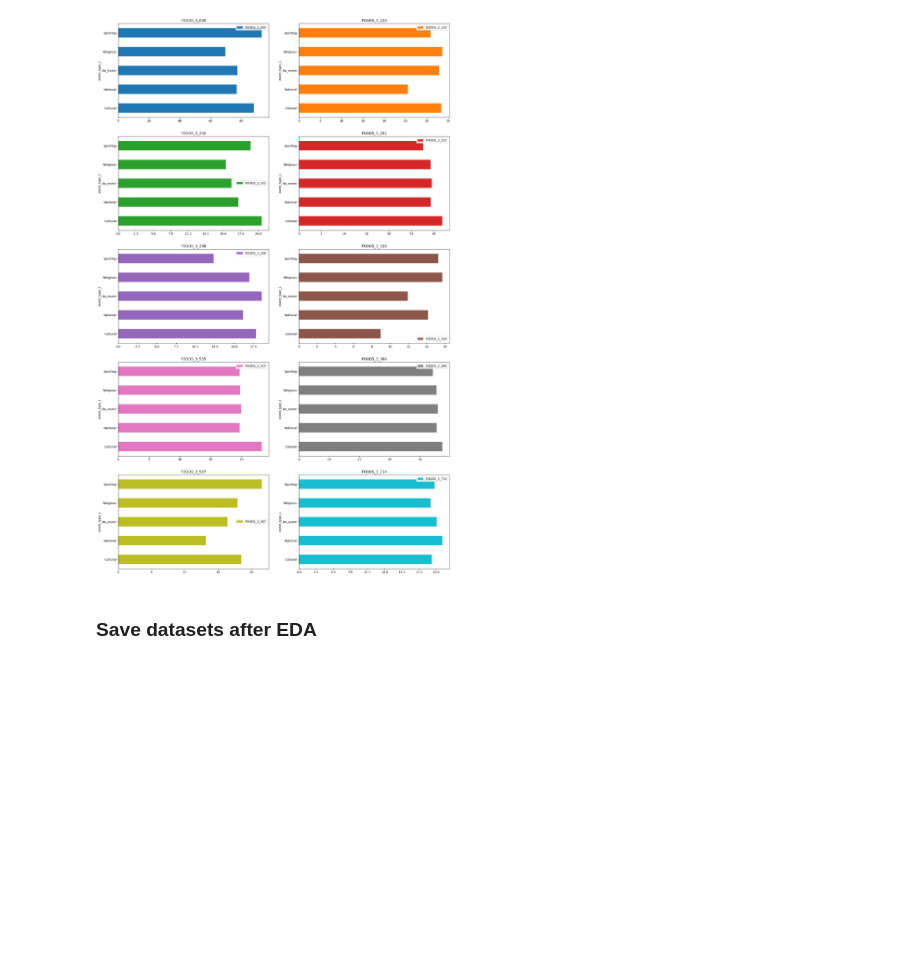
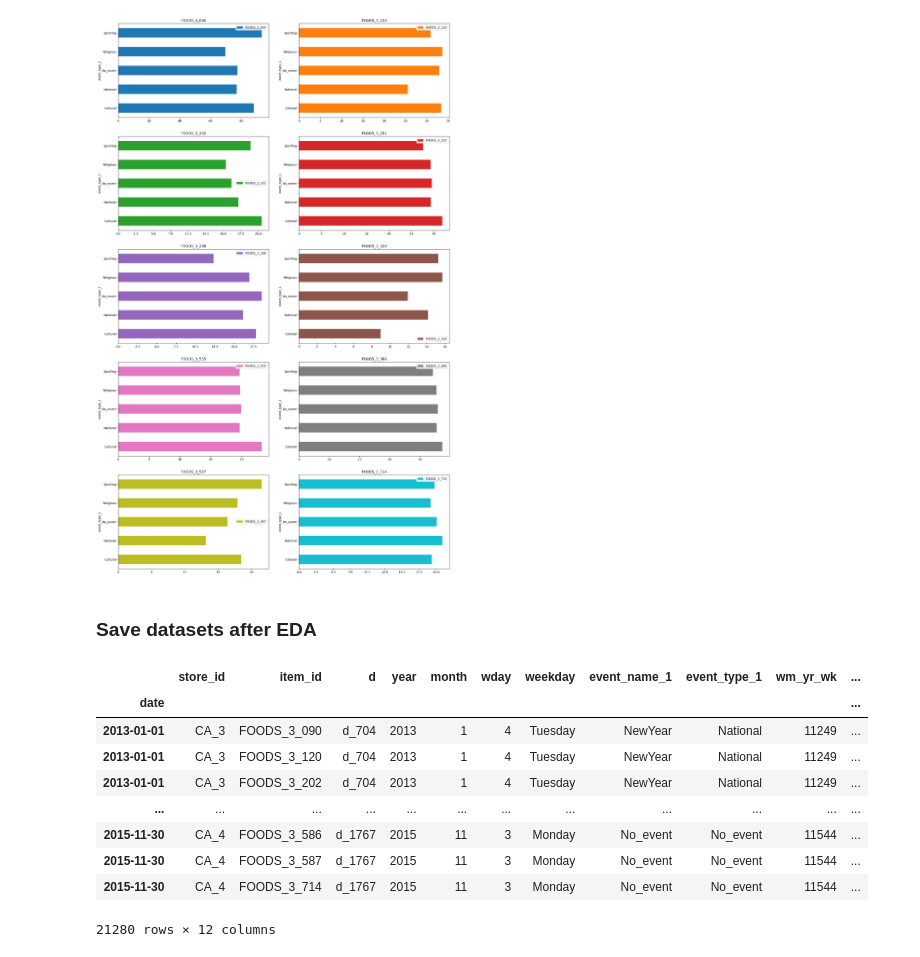
Before and after one commit to adrianriverof/Retail-Sales-Forecasting, a Jupyter notebook: 03_Notebooks/02_Development/03_EDA.ipynb, the cells around one changed output. Cells and saved outputs as stored; diff of their text form; code cells hidden in the pictures; blank space fills up the shorter version.

```diff
--- a/03_Notebooks/02_Development/03_EDA.ipynb
+++ b/03_Notebooks/02_Development/03_EDA.ipynb
@@ -211,6 +211,19 @@ df.groupby(['event_type_1','item_id']).sales.mean().unstack().plot.barh(subplots
 [figure]
 # %% [markdown]
 ### Save datasets after EDA
+# %%
+df
+# %% [output]
+|  | store_id | item_id | d | year | month | wday | weekday | event_name_1 | event_type_1 | wm_yr_wk | ... |
+| date |  |  |  |  |  |  |  |  |  |  | ... |
+| 2013-01-01 | CA_3 | FOODS_3_090 | d_704 | 2013 | 1 | 4 | Tuesday | NewYear | National | 11249 | ... |
+| 2013-01-01 | CA_3 | FOODS_3_120 | d_704 | 2013 | 1 | 4 | Tuesday | NewYear | National | 11249 | ... |
+| 2013-01-01 | CA_3 | FOODS_3_202 | d_704 | 2013 | 1 | 4 | Tuesday | NewYear | National | 11249 | ... |
+| ... | ... | ... | ... | ... | ... | ... | ... | ... | ... | ... | ... |
+| 2015-11-30 | CA_4 | FOODS_3_586 | d_1767 | 2015 | 11 | 3 | Monday | No_event | No_event | 11544 | ... |
+| 2015-11-30 | CA_4 | FOODS_3_587 | d_1767 | 2015 | 11 | 3 | Monday | No_event | No_event | 11544 | ... |
+| 2015-11-30 | CA_4 | FOODS_3_714 | d_1767 | 2015 | 11 | 3 | Monday | No_event | No_event | 11544 | ... |
+21280 rows × 12 columns
 # %%
 
 cat.to_pickle('../../02_Data/03_Work/cat_result_eda.pickle')
```
Also changed, not shown: 2 other files.
